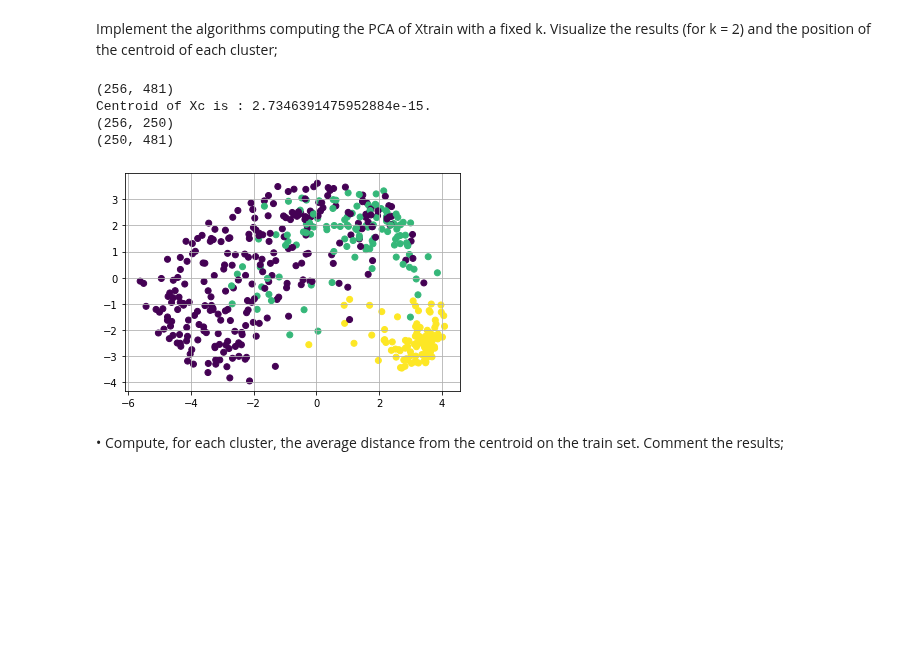
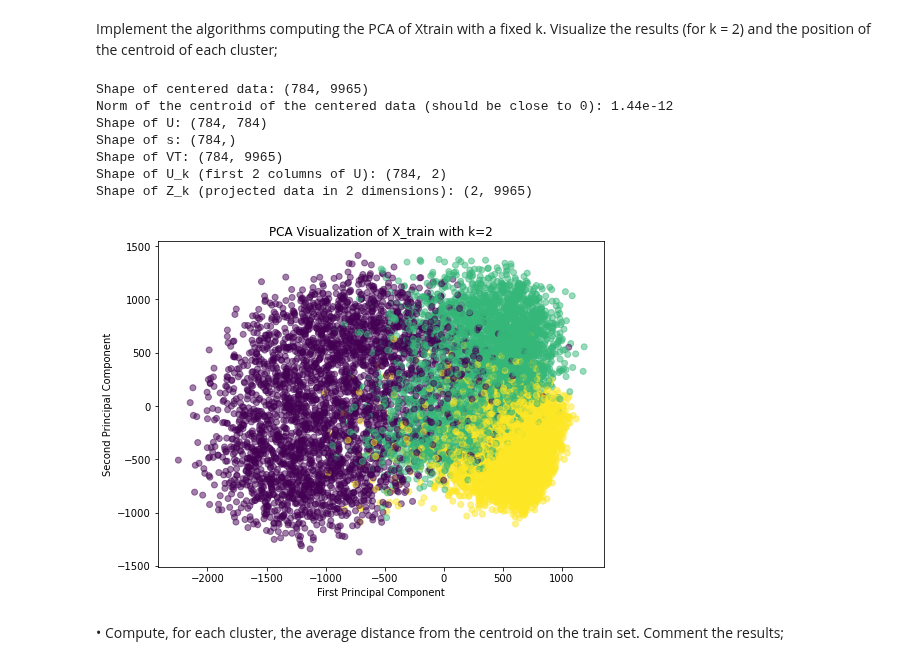
Before and after one commit to francescobaio/SMMhomeworks, a Jupyter notebook: SMM_homework2/homework2_part3.ipynb, the cells around one changed output. Saved outputs shown, nothing was run; the diff lists cells and outputs as text; code cells hidden in the pictures; blank space fills up the shorter version.

```diff
--- a/SMM_homework2/homework2_part3.ipynb
+++ b/SMM_homework2/homework2_part3.ipynb
@@ -73,34 +118,53 @@ Implement the algorithms computing the PCA of Xtrain with a fixed k. Visualize t
 #np.expand_dims(..., axis=1) reshapes a vector into a column matrix, ensuring the centroid is represented as a matrix with a single column.
 def centroid(X):
     return np.expand_dims(np.mean(X,axis=1),axis=1)
-# %%
-# Center the data (subtract the mean from each feature)
-CX = centroid(X_train)
-Xc = X_train - CX
-
-print(Xc.shape)
-print(f"Centroid of Xc is : {np.linalg.norm(centroid(Xc))}.")
-
-U, s, VT = np.linalg.svd(Xc, full_matrices=False)
-
-# projects the centered data onto the top k principal components (represented by U_k) to obtain the reduced-dimensional data Z_k.
-k = 250
-
-U_k = U[:,:k]
-print(U_k.shape)
-Z_k = U_k.T @ Xc
-print(Z_k.shape)
-
-# Y_train assigns colors to the points based on the class labels provided in Y_train[0, :].
-plt.scatter(Z_k[0,:],Z_k[1,:], c=Y_train[0,:])
-plt.grid()
-plt.show()
-# %% [output]
-(256, 481)
-Centroid of Xc is : 2.7346391475952884e-15.
-(256, 250)
-(250, 481)
-[figure, removed]
+# %%
+def centroid(X):
+    # Calculate the mean of each feature and return it as a column vector
+    return np.expand_dims(np.mean(X, axis=1), axis=1)
+
+# Calculate the centroid of the X_train dataset
+CX = centroid(X_train)
+
+# Center the data by subtracting the centroid from each data point in X_train
+X_train_centered = X_train - CX
+print("Shape of centered data:", X_train_centered.shape)
+
+# Verify that the centroid of the centered data is close to zero
+centroid_norm = np.linalg.norm(centroid(X_train_centered))
+print(f"Norm of the centroid of the centered data (should be close to 0): {centroid_norm:.2e}")
+
+# Perform SVD on the centered data
+U, s, VT = np.linalg.svd(X_train_centered, full_matrices=False)
+print("Shape of U:", U.shape)
+print("Shape of s:", s.shape)
+print("Shape of VT:", VT.shape)
+
+# Select the first k left singular vectors (columns of U)
+k = 2
+U_k = U[:, :k]
+print(f"Shape of U_k (first {k} columns of U):", U_k.shape)
+
+# Project the centered data onto the top k principal components
+Z_k = U_k.T @ X_train_centered
+print(f"Shape of Z_k (projected data in {k} dimensions):", Z_k.shape)
+
+# Visualization of the PCA results
+plt.figure(figsize=(8, 6))
+plt.scatter(Z_k[0, :], Z_k[1, :], c=Y_train, alpha=0.5, cmap='viridis')
+plt.xlabel('First Principal Component')
+plt.ylabel('Second Principal Component')
+plt.title(f'PCA Visualization of X_train with k={k}')
+plt.show()
+# %% [output]
+Shape of centered data: (784, 9965)
+Norm of the centroid of the centered data (should be close to 0): 1.44e-12
+Shape of U: (784, 784)
+Shape of s: (784,)
+Shape of VT: (784, 9965)
+Shape of U_k (first 2 columns of U): (784, 2)
+Shape of Z_k (projected data in 2 dimensions): (2, 9965)
+[figure, added]
 # %% [markdown]
 • Compute, for each cluster, the average distance from the centroid on the train set. Comment the results;
 # %%
```
Also changed, not shown: parts of 17 cells of this notebook, 4 other files.
